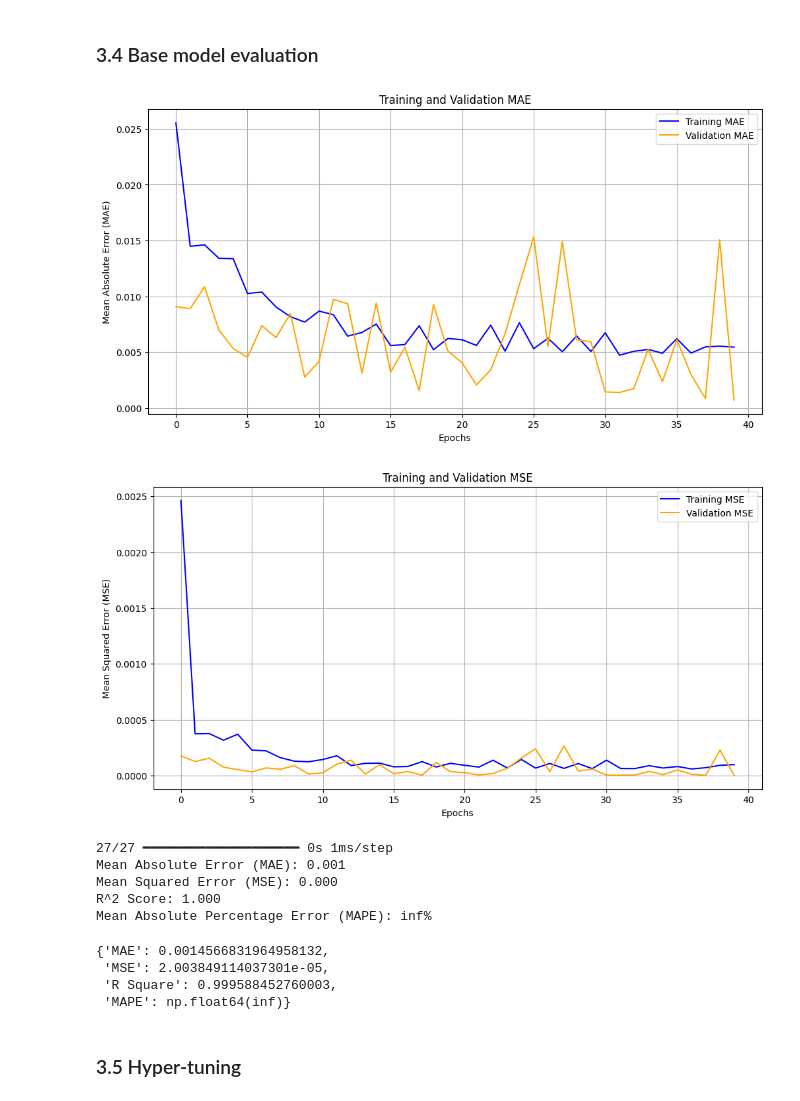
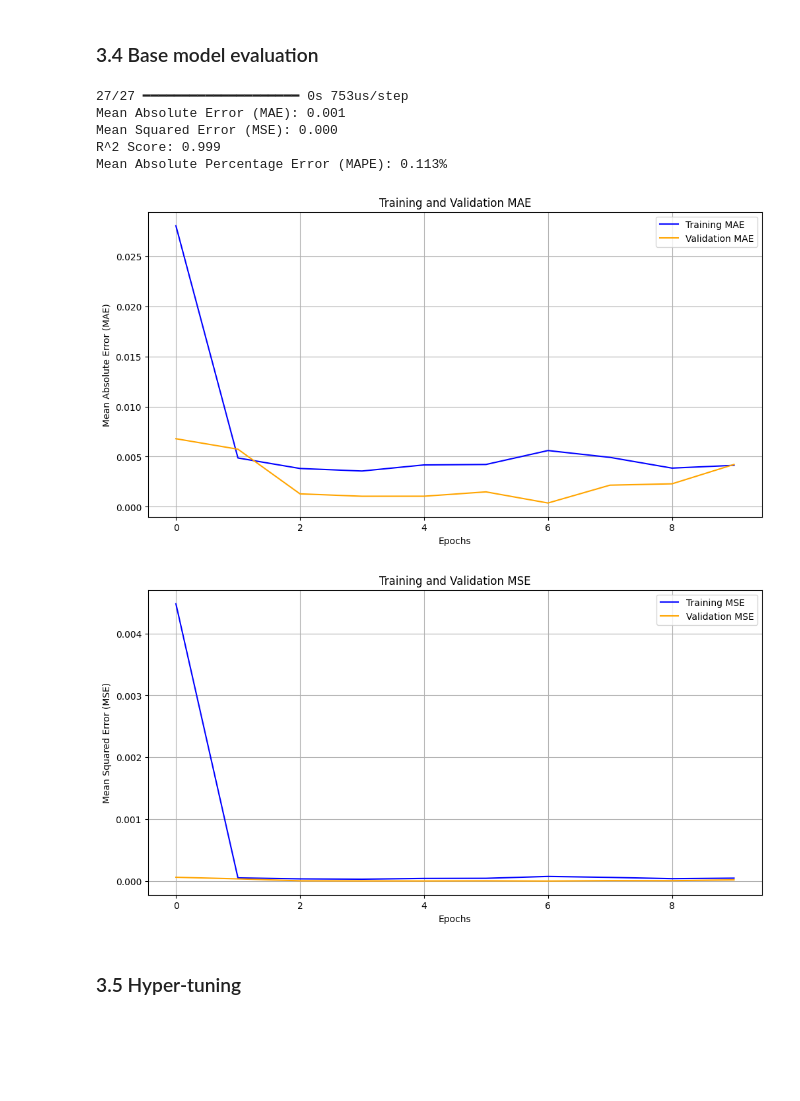
Before and after one commit to GurungPrabhu/GBP_USD-forecasting-model, a Jupyter notebook: DL_Assignment.ipynb, the cells around one changed output. Drawn from its saved outputs; the diff is of its cells as text; code cells hidden in the pictures; blank space fills up the shorter version.

```diff
--- a/DL_Assignment.ipynb
+++ b/DL_Assignment.ipynb
@@ -324,13 +325,13 @@ test[target] = target_scaler.transform(u_test[[target]])
 # %%
 # Define the model
 base_dnn_model = Sequential([
-	layers.Dense(128, activation='relu', input_shape=(len(features),)),
-	layers.Dense(128, activation='relu'),
+	layers.Dense(64, activation='relu', input_shape=(len(features),)),
+	# layers.Dense(128, activation='relu'),
 	layers.Dense(1)  # Output layer for regression
 ])
 
 # Compile the model
 base_dnn_model.compile(optimizer='adam', loss='mse', metrics=['mae', 'mse'])
 
-base_dnn_history = base_dnn_model.fit(train[features], train[target], epochs=40, batch_size=1, validation_data=(validate[features], validate[target]))
+base_dnn_history = base_dnn_model.fit(train[features], train[target], epochs=10, batch_size=1, validation_data=(validate[features], validate[target]))
 # %% [output]
@@ -357,26 +360,28 @@ Epoch 40/40
 # %%
 history = base_dnn_history.history
 
 train_mae, train_mse = history['mae'], history['mse']
 validate_mae, validate_mse = history['val_mae'], history['val_mse']
 
+# Inverse transform before evaluation
+y_true_orig = target_scaler.inverse_transform(train[[target]])
+y_pred_orig = target_scaler.inverse_transform(base_dnn_model.predict(train[features]))
+
+print_evaluation_metrics(pd.Series(y_true_orig.flatten()), y_pred_orig.flatten())
+
 
 plot_train_val_evaluation_history(train_mae, validate_mae, "MAE")
 plot_train_val_evaluation_history(train_mse, validate_mse, "MSE")
 
-print_evaluation_metrics(train[target], base_dnn_model.predict(train[features]))
+# print_evaluation_metrics(train[target], base_dnn_model.predict(train[features]))
 # %% [output]
+27/27 ━━━━━━━━━━━━━━━━━━━━ 0s 753us/step
+Mean Absolute Error (MAE): 0.001
+Mean Squared Error (MSE): 0.000
+R^2 Score: 0.999
+Mean Absolute Percentage Error (MAPE): 0.113%
-[figure, old version]
+[figure, new version]
-[figure, old version]
+[figure, new version]
-27/27 ━━━━━━━━━━━━━━━━━━━━ 0s 1ms/step
-Mean Absolute Error (MAE): 0.001
-Mean Squared Error (MSE): 0.000
-R^2 Score: 1.000
-Mean Absolute Percentage Error (MAPE): inf%
-{'MAE': 0.0014566831964958132,
- 'MSE': 2.003849114037301e-05,
- 'R Square': 0.999588452760003,
- 'MAPE': np.float64(inf)}
 # %% [markdown]
 ### 3.5 Hyper-tuning
 # %%
```
Also changed, not shown: parts of 22 cells of this notebook.
